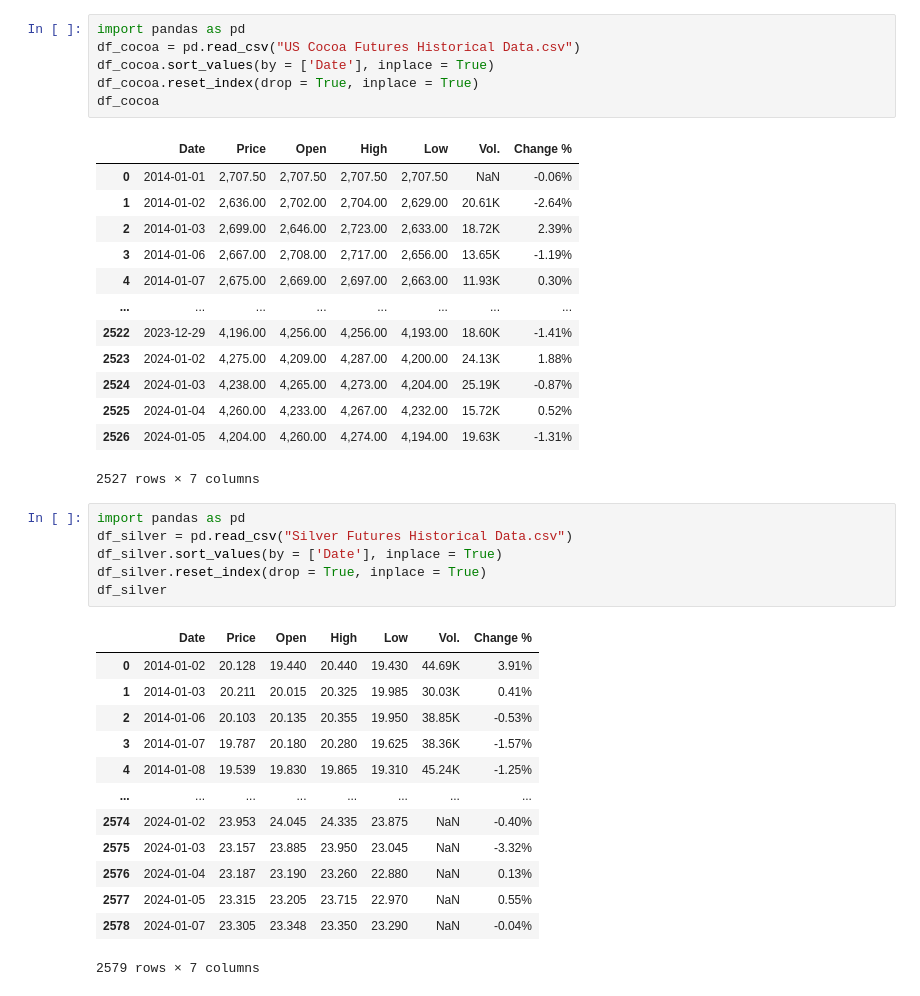
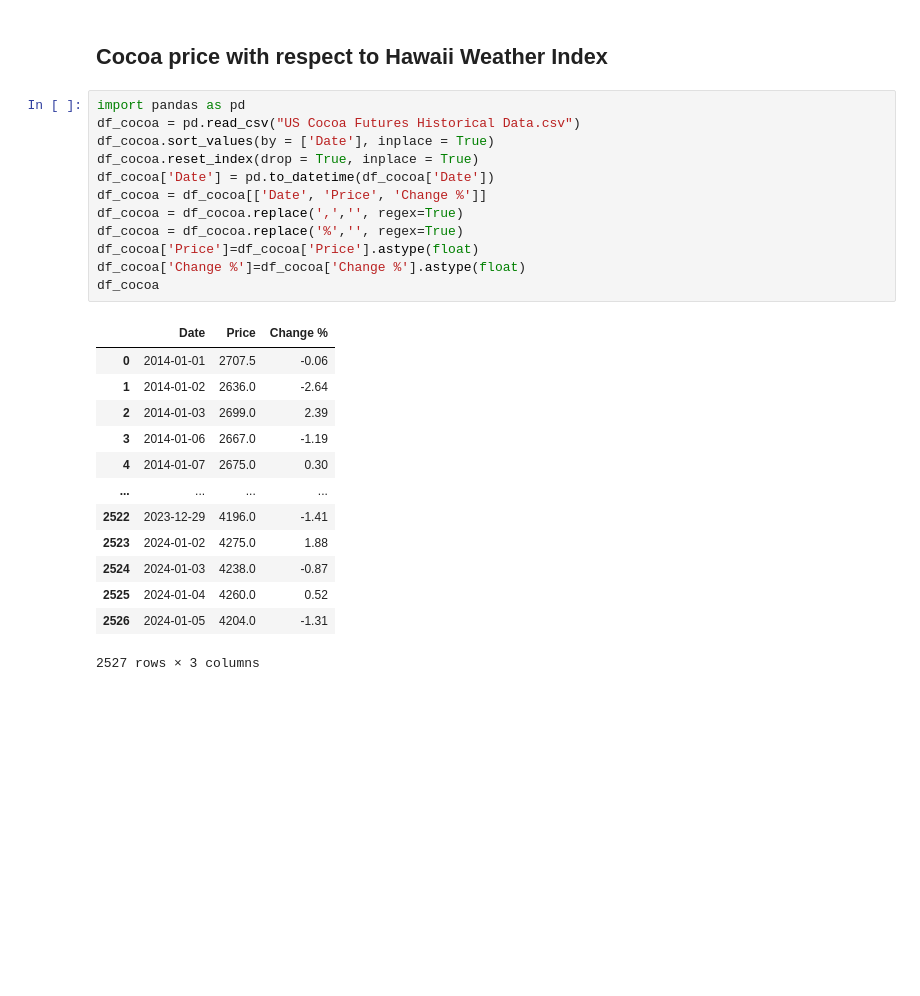
Before and after one commit to VeronicaZhao/MSCFE690_Capstone, a Jupyter notebook: DatasetFormation.ipynb, the cells around one changed output. Drawn from its saved outputs; the diff is of its cells as text; blank space fills up the shorter version.

Commit message:
Adding weather indexes, updating EDA code

```diff
--- a/DatasetFormation.ipynb
+++ b/DatasetFormation.ipynb
@@ -21,40 +325,28 @@ df_gold
+# %% [markdown]
+## Cocoa price with respect to Hawaii Weather Index
 # %%
 import pandas as pd
 df_cocoa = pd.read_csv("US Cocoa Futures Historical Data.csv")
 df_cocoa.sort_values(by = ['Date'], inplace = True)
 df_cocoa.reset_index(drop = True, inplace = True)
+df_cocoa['Date'] = pd.to_datetime(df_cocoa['Date'])
+df_cocoa = df_cocoa[['Date', 'Price', 'Change %']]
+df_cocoa = df_cocoa.replace(',','', regex=True)
+df_cocoa = df_cocoa.replace('%','', regex=True)
+df_cocoa['Price']=df_cocoa['Price'].astype(float)
+df_cocoa['Change %']=df_cocoa['Change %'].astype(float)
 df_cocoa
 # %% [output]
-|  | Date | Price | Open | High | Low | Vol. | Change % |
-| 0 | 2014-01-01 | 2,707.50 | 2,707.50 | 2,707.50 | 2,707.50 | NaN | -0.06% |
-| 1 | 2014-01-02 | 2,636.00 | 2,702.00 | 2,704.00 | 2,629.00 | 20.61K | -2.64% |
-| 2 | 2014-01-03 | 2,699.00 | 2,646.00 | 2,723.00 | 2,633.00 | 18.72K | 2.39% |
-| 3 | 2014-01-06 | 2,667.00 | 2,708.00 | 2,717.00 | 2,656.00 | 13.65K | -1.19% |
-| 4 | 2014-01-07 | 2,675.00 | 2,669.00 | 2,697.00 | 2,663.00 | 11.93K | 0.30% |
-| ... | ... | ... | ... | ... | ... | ... | ... |
-| 2522 | 2023-12-29 | 4,196.00 | 4,256.00 | 4,256.00 | 4,193.00 | 18.60K | -1.41% |
-| 2523 | 2024-01-02 | 4,275.00 | 4,209.00 | 4,287.00 | 4,200.00 | 24.13K | 1.88% |
-| 2524 | 2024-01-03 | 4,238.00 | 4,265.00 | 4,273.00 | 4,204.00 | 25.19K | -0.87% |
-| 2525 | 2024-01-04 | 4,260.00 | 4,233.00 | 4,267.00 | 4,232.00 | 15.72K | 0.52% |
-| 2526 | 2024-01-05 | 4,204.00 | 4,260.00 | 4,274.00 | 4,194.00 | 19.63K | -1.31% |
+|  | Date | Price | Change % |
+| 0 | 2014-01-01 | 2707.5 | -0.06 |
+| 1 | 2014-01-02 | 2636.0 | -2.64 |
+| 2 | 2014-01-03 | 2699.0 | 2.39 |
+| 3 | 2014-01-06 | 2667.0 | -1.19 |
+| 4 | 2014-01-07 | 2675.0 | 0.30 |
+| ... | ... | ... | ... |
+| 2522 | 2023-12-29 | 4196.0 | -1.41 |
+| 2523 | 2024-01-02 | 4275.0 | 1.88 |
+| 2524 | 2024-01-03 | 4238.0 | -0.87 |
+| 2525 | 2024-01-04 | 4260.0 | 0.52 |
+| 2526 | 2024-01-05 | 4204.0 | -1.31 |
-2527 rows × 7 columns
+2527 rows × 3 columns
-# %%
-import pandas as pd
-df_silver = pd.read_csv("Silver Futures Historical Data.csv")
-df_silver.sort_values(by = ['Date'], inplace = True)
-df_silver.reset_index(drop = True, inplace = True)
-df_silver
-# %% [output]
-|  | Date | Price | Open | High | Low | Vol. | Change % |
-| 0 | 2014-01-02 | 20.128 | 19.440 | 20.440 | 19.430 | 44.69K | 3.91% |
-| 1 | 2014-01-03 | 20.211 | 20.015 | 20.325 | 19.985 | 30.03K | 0.41% |
-| 2 | 2014-01-06 | 20.103 | 20.135 | 20.355 | 19.950 | 38.85K | -0.53% |
-| 3 | 2014-01-07 | 19.787 | 20.180 | 20.280 | 19.625 | 38.36K | -1.57% |
-| 4 | 2014-01-08 | 19.539 | 19.830 | 19.865 | 19.310 | 45.24K | -1.25% |
-| ... | ... | ... | ... | ... | ... | ... | ... |
-| 2574 | 2024-01-02 | 23.953 | 24.045 | 24.335 | 23.875 | NaN | -0.40% |
-| 2575 | 2024-01-03 | 23.157 | 23.885 | 23.950 | 23.045 | NaN | -3.32% |
-| 2576 | 2024-01-04 | 23.187 | 23.190 | 23.260 | 22.880 | NaN | 0.13% |
-| 2577 | 2024-01-05 | 23.315 | 23.205 | 23.715 | 22.970 | NaN | 0.55% |
-| 2578 | 2024-01-07 | 23.305 | 23.348 | 23.350 | 23.290 | NaN | -0.04% |
-2579 rows × 7 columns
```
Also changed, not shown: parts of 26 cells of this notebook, 10 other files.
